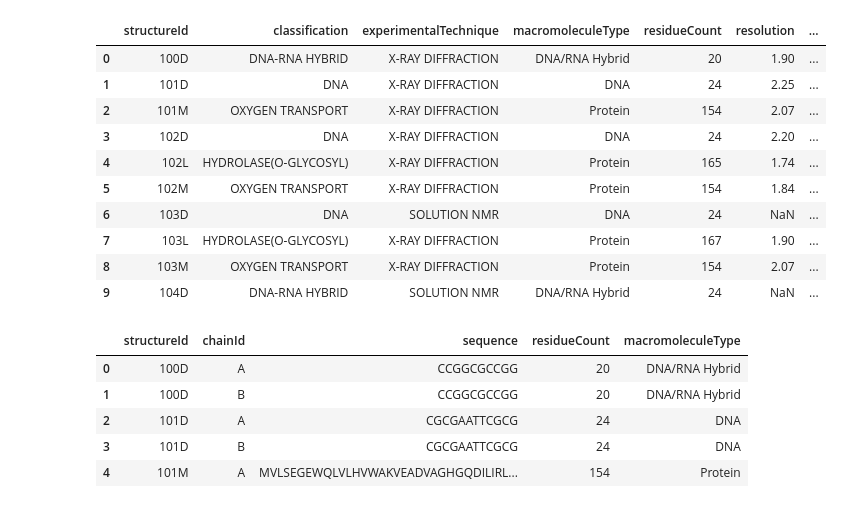
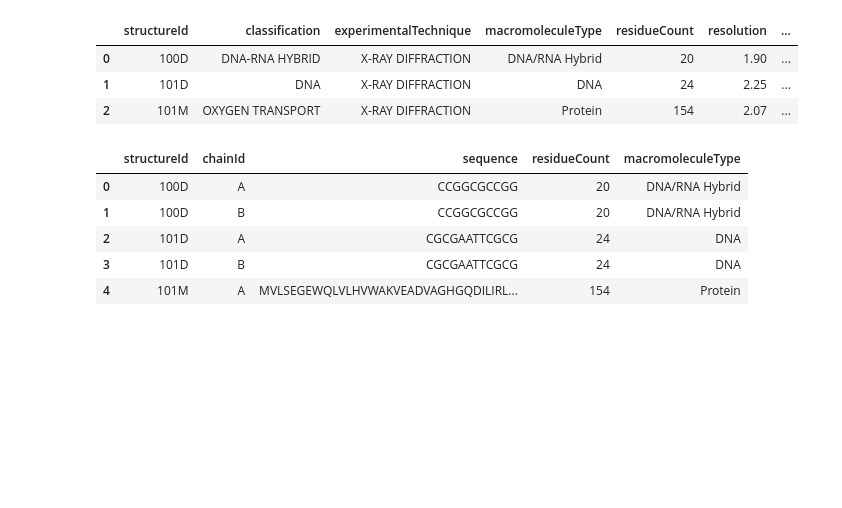
Before and after one commit to swlew369/Bioinformatics_Stuff, a Jupyter notebook: Protein_PDB_data.ipynb, the cells around one changed output. Saved outputs shown, nothing was run; the diff lists cells and outputs as text; code cells hidden in the pictures; blank space fills up the shorter version.

```diff
--- a/Protein_PDB_data.ipynb
+++ b/Protein_PDB_data.ipynb
@@ -28,19 +28,12 @@ from imblearn.over_sampling import SMOTE
 # %%
 df1 = pd.read_csv('pdb_data_no_dups.csv')
 df2 = pd.read_csv('pdb_data_seq.csv')
-df1.head(10)
+df1.head(3)
 # %% [output]
 |  | structureId | classification | experimentalTechnique | macromoleculeType | residueCount | resolution | ... |
 | 0 | 100D | DNA-RNA HYBRID | X-RAY DIFFRACTION | DNA/RNA Hybrid | 20 | 1.90 | ... |
 | 1 | 101D | DNA | X-RAY DIFFRACTION | DNA | 24 | 2.25 | ... |
 | 2 | 101M | OXYGEN TRANSPORT | X-RAY DIFFRACTION | Protein | 154 | 2.07 | ... |
-| 3 | 102D | DNA | X-RAY DIFFRACTION | DNA | 24 | 2.20 | ... |
-| 4 | 102L | HYDROLASE(O-GLYCOSYL) | X-RAY DIFFRACTION | Protein | 165 | 1.74 | ... |
-| 5 | 102M | OXYGEN TRANSPORT | X-RAY DIFFRACTION | Protein | 154 | 1.84 | ... |
-| 6 | 103D | DNA | SOLUTION NMR | DNA | 24 | NaN | ... |
-| 7 | 103L | HYDROLASE(O-GLYCOSYL) | X-RAY DIFFRACTION | Protein | 167 | 1.90 | ... |
-| 8 | 103M | OXYGEN TRANSPORT | X-RAY DIFFRACTION | Protein | 154 | 2.07 | ... |
-| 9 | 104D | DNA-RNA HYBRID | SOLUTION NMR | DNA/RNA Hybrid | 24 | NaN | ... |
 # %%
 df2.head()
 # %% [output]
```
Also changed, not shown: parts of 9 cells of this notebook.
